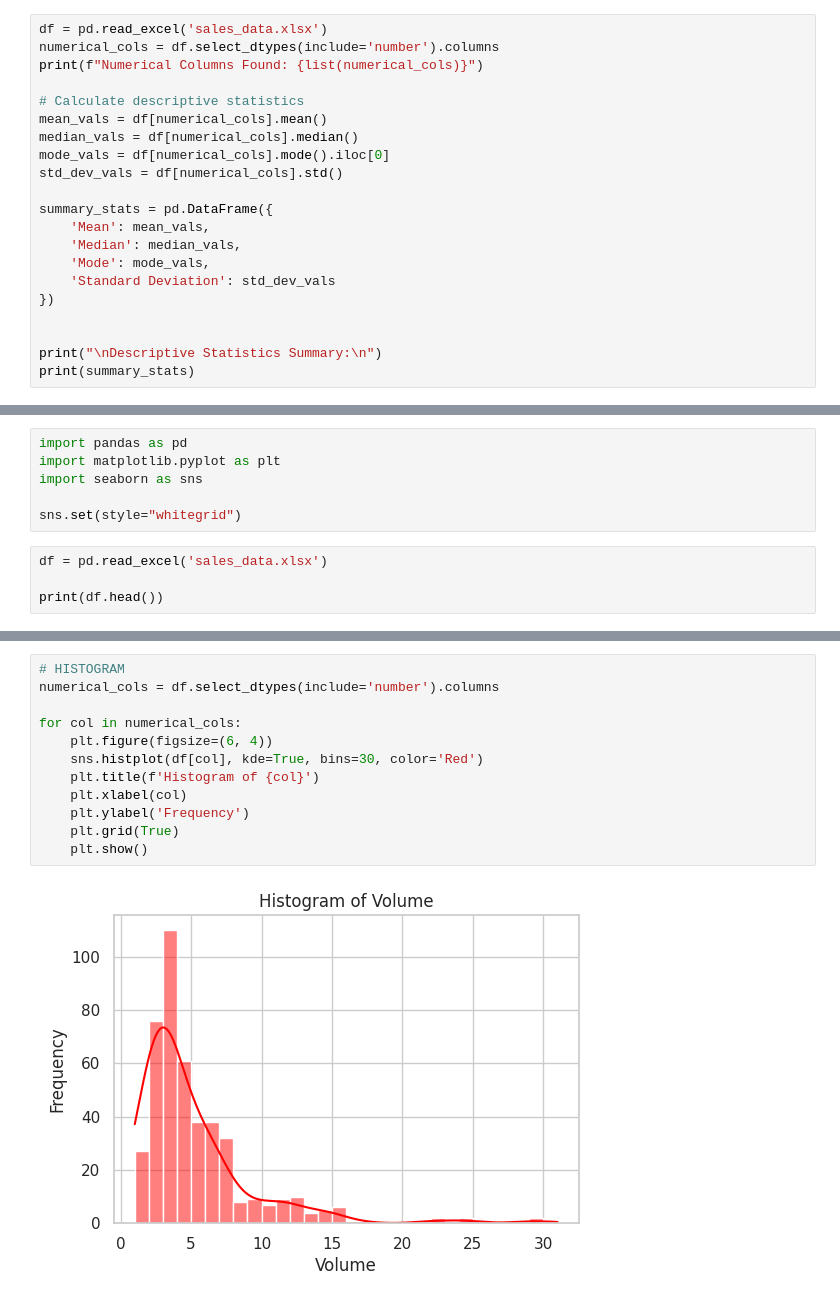
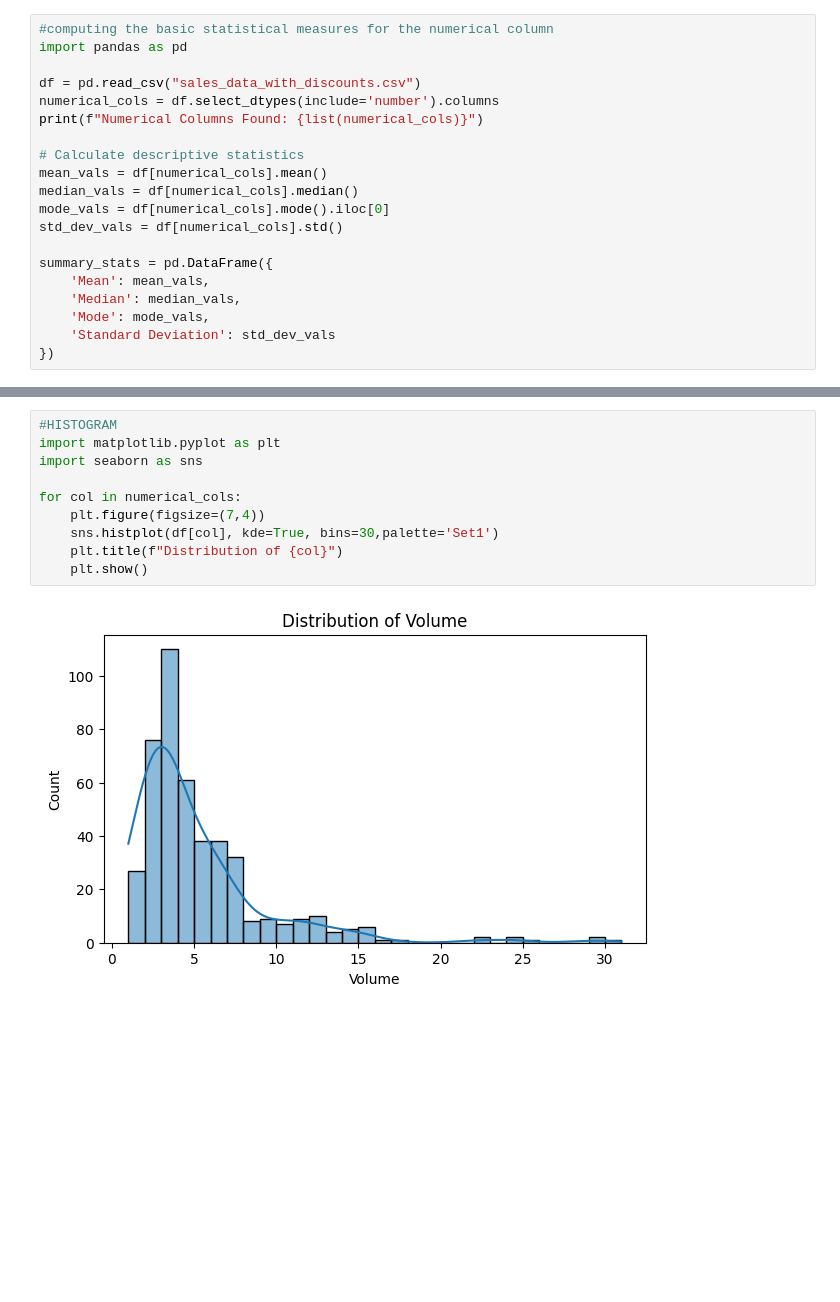
Before and after one commit to Sam-krish2411/DATA-SCIENCE-ASSIGNMENT, a Jupyter notebook: BASIC_STATS_1_ASSIGNMENT.ipynb, the cells around one changed output, grey strips where cells are left out. Drawn from its saved outputs; the diff is of its cells as text; blank space fills up the shorter version.

```diff
--- a/BASIC_STATS_1_ASSIGNMENT.ipynb
+++ b/BASIC_STATS_1_ASSIGNMENT.ipynb
@@ -5,5 +9,8 @@ import pandas as pd
 # %%
-df = pd.read_excel('sales_data.xlsx')
+#computing the basic statistical measures for the numerical column
+import pandas as pd
+
+df = pd.read_csv("sales_data_with_discounts.csv")
 numerical_cols = df.select_dtypes(include='number').columns
 print(f"Numerical Columns Found: {list(numerical_cols)}")
 
@@ -19,9 +26,5 @@ summary_stats = pd.DataFrame({
     'Mode': mode_vals,
     'Standard Deviation': std_dev_vals
 })
-
-
-print("\nDescriptive Statistics Summary:\n")
-print(summary_stats)
 # %% [output]
 Numerical Columns Found: ['Volume', 'Avg Price', 'Total Sales Value', 'Discount Rate (%)', 'Discount Amount', 'Net Sales Value']
@@ -40,10 +30,0 @@ Net Sales Value    30466.336131  4677.788059    326.974801        46358.656624
-# %%
-import pandas as pd
-import matplotlib.pyplot as plt
-import seaborn as sns
-
-sns.set(style="whitegrid")
-# %%
-df = pd.read_excel('sales_data.xlsx')
-
-print(df.head())
@@ -71,14 +104,12 @@ print(df.head())
 # %%
-# HISTOGRAM
-numerical_cols = df.select_dtypes(include='number').columns
+#HISTOGRAM
+import matplotlib.pyplot as plt
+import seaborn as sns
 
 for col in numerical_cols:
-    plt.figure(figsize=(6, 4))
-    sns.histplot(df[col], kde=True, bins=30, color='Red')
-    plt.title(f'Histogram of {col}')
-    plt.xlabel(col)
-    plt.ylabel('Frequency')
-    plt.grid(True)
+    plt.figure(figsize=(7,4))
+    sns.histplot(df[col], kde=True, bins=30,palette='Set1')
+    plt.title(f"Distribution of {col}")
     plt.show()
 # %% [output]
-[figure, old version]
+[figure, new version]
```
Also changed, not shown: parts of 19 cells of this notebook.
